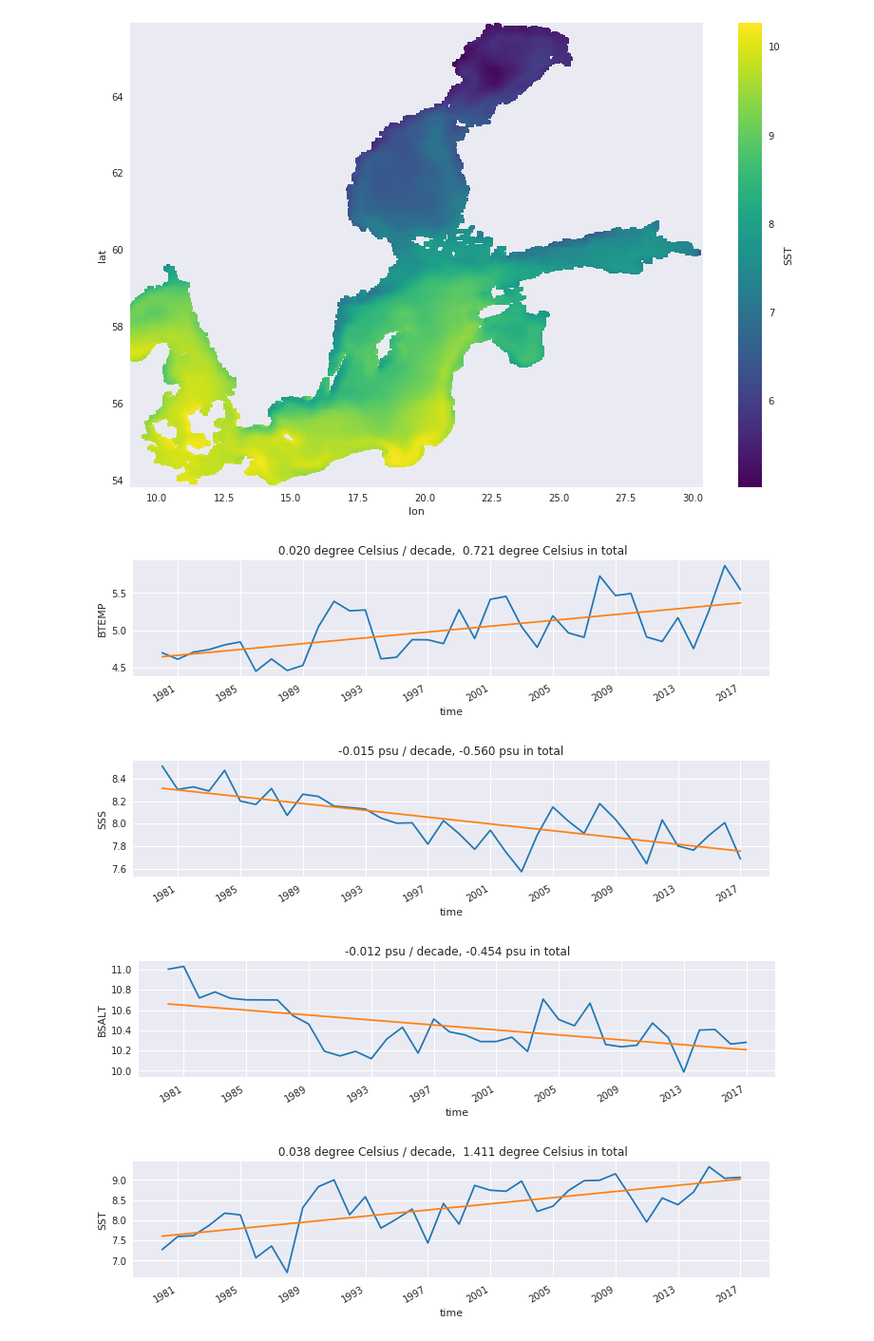
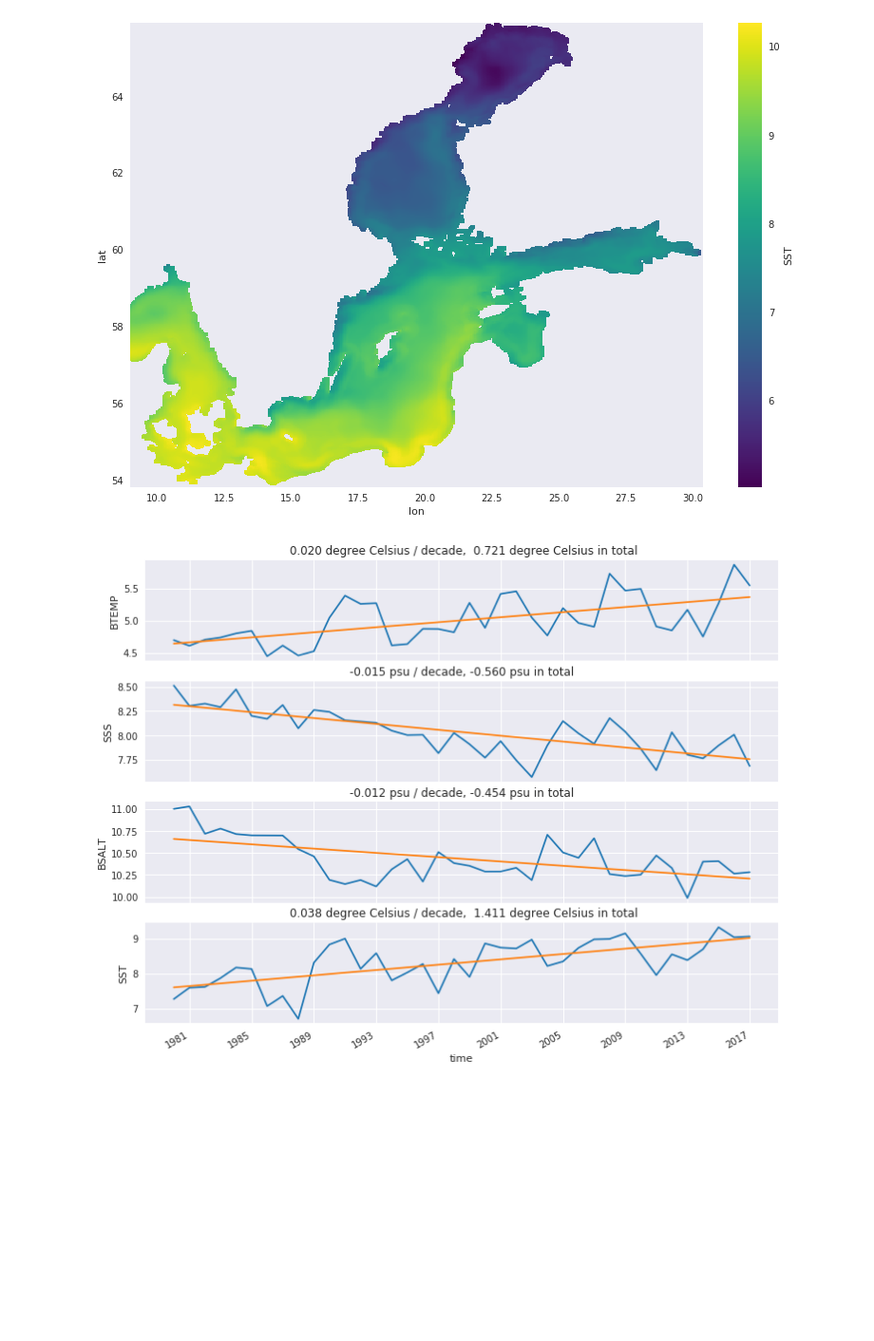
Before and after one commit to geomar-od/python-intro-201804, a Jupyter notebook: session-02_part-04_read_and_plot_baltic_hydrography_xarray.ipynb, the cells around one changed output. Shown at 95% size. Cells and saved outputs as stored; diff of their text form; code cells hidden in the pictures; blank space fills up the shorter version.

Commit message:
Use subplots

```diff
--- a/session-02_part-04_read_and_plot_baltic_hydrography_xarray.ipynb
+++ b/session-02_part-04_read_and_plot_baltic_hydrography_xarray.ipynb
@@ -61,25 +61,22 @@ def _get_trend(da):
     total_diff = z[0] * time[-1]
     return da_trend, slope, total_diff
 # %%
-for v in [ds[v] for v in ds.variables
-          if "time" in ds[v].coords and "lat" in ds[v].coords]:
+fig, ax_vec = plt.subplots(4, 1, figsize=(12, 10))
 
-    fig, ax = plt.subplots(1, 1, figsize=(12, 2.5))
+for ax, v in zip(ax_vec, [ds[v] for v in ds.variables
+                          if "time" in ds[v].coords and "lat" in ds[v].coords]):
 
     v_mean = _weighted_horizontal_mean(v)
     v_mean.plot(ax=ax);
 
     v_trend, slope, total_diff = _get_trend(v_mean)
     v_trend.plot(ax=ax);
 
     ax.set_title(("{slope: .3f} {units} / decade, " +
                   "{total: .3f} {units} in total"
                  ).format(slope=slope, total=total_diff, units=v.units));
 # %% [output]
-[figure, old version]
+[figure, new version]
-[figure, removed]
-[figure, removed]
-[figure, removed]
 # %%
 ds["deep_gotland"] = (
     (ds.BTEMP.std("time") < 0.3) &
```
